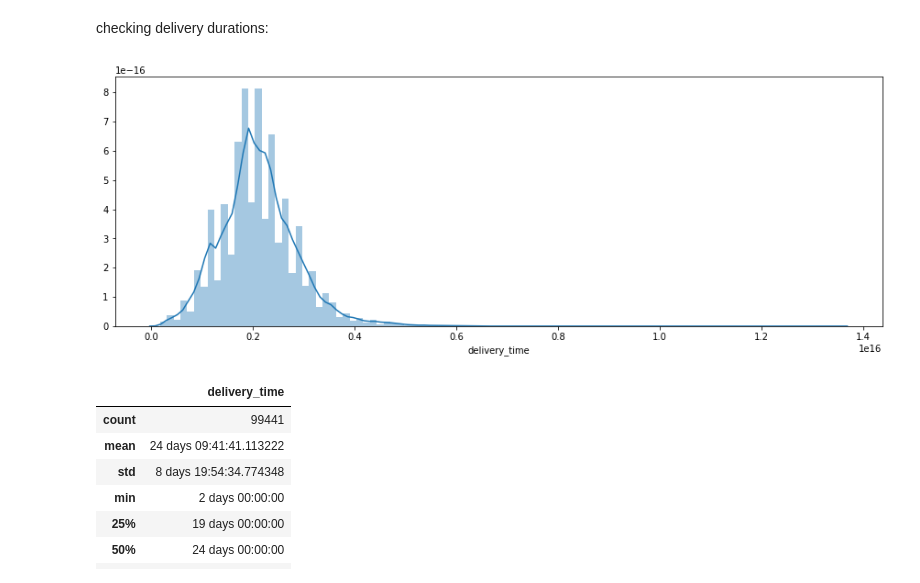
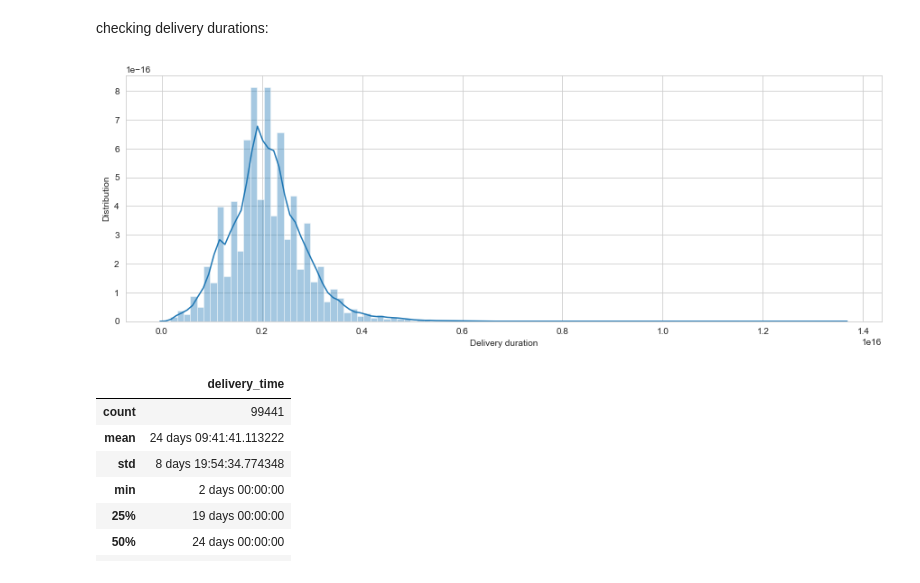
Before and after one commit to LarsTinnefeld/olist_ecom_analysis, a Jupyter notebook: olist_analysis.ipynb, the cells around one changed output. Drawn from its saved outputs; the diff is of its cells as text; code cells hidden in the pictures.

```diff
--- a/olist_analysis.ipynb
+++ b/olist_analysis.ipynb
@@ -15,6 +15,8 @@ import seaborn as sns
 import operator
 import datetime
 %matplotlib inline
+# %%
+sns.set_style("whitegrid")
 # %% [markdown]
 # Data import and preparation
 High level view of the content. Not all available data tables will be needed for the project, only:
@@ -103,9 +105,11 @@ df_orders['delivery_time'] = df_orders['order_estimated_delivery_date'] - df_ord
 checking delivery durations:
 # %%
 plt.figure(figsize=(15,5))
-sns.distplot(df_orders['delivery_time'], bins=100);
+sns.distplot(df_orders['delivery_time'], bins=100)
+plt.ylabel('Distribution')
+plt.xlabel('Delivery duration');
 # %% [output]
-[figure, old version]
+[figure, new version]
 # %%
 df_orders.describe()
 # %% [output]
```
Also changed, not shown: parts of 7 cells of this notebook.
